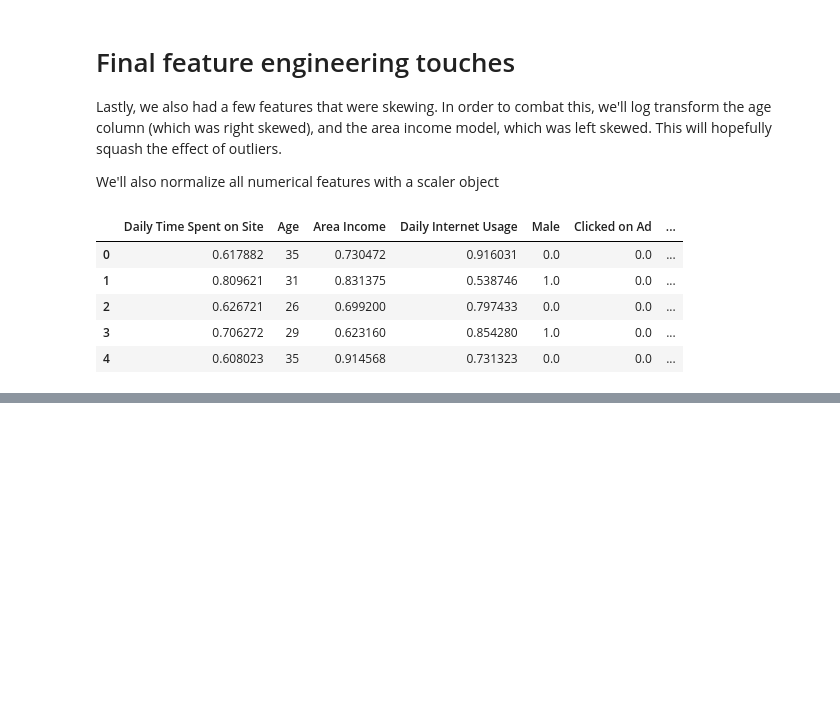
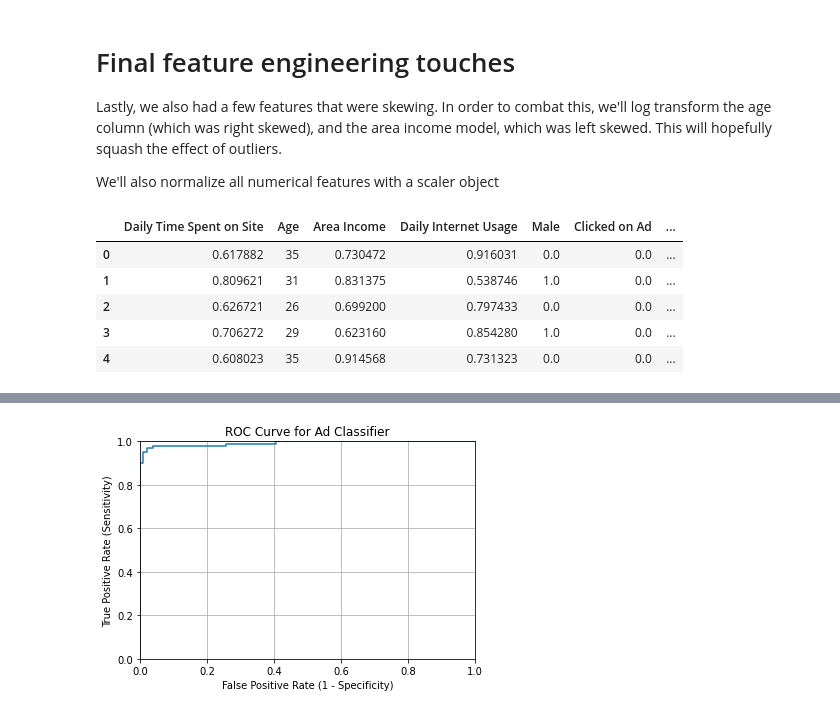
Before and after one commit to xander-bennett/marketing-muse, a Jupyter notebook: marketing_muse_notebook.ipynb, the cells around one changed output, grey strips where cells are left out. Drawn from its saved outputs; the diff is of its cells as text; code cells hidden in the pictures; blank space fills up the shorter version.

```diff
--- a/marketing_muse_notebook.ipynb
+++ b/marketing_muse_notebook.ipynb
@@ -366,3 +380,7 @@ data.head()
 | 2 | 0.626721 | 26 | 0.699200 | 0.797433 | 0.0 | 0.0 | ... |
 | 3 | 0.706272 | 29 | 0.623160 | 0.854280 | 1.0 | 0.0 | ... |
 | 4 | 0.608023 | 35 | 0.914568 | 0.731323 | 0.0 | 0.0 | ... |
+# %%
+# one-hot encoding all features (this will take care of the month and weekday features)
+final_data = pd.get_dummies(data)
+final_data.head()
@@ -368,0 +396,10 @@ data.head()
+# %%
+X, y = final_data.drop([target, 'Age'], 1).values, final_data[target].values
+X_train, X_test, y_train, y_test = train_test_split(X,y, test_size =0.2, random_state=42, stratify=y)
+
+
+# checking shapes
+print(X_train.shape)
+print(y_train.shape)
+print(X_test.shape)
+print(y_test.shape)
@@ -368,0 +549,17 @@ data.head()
+# %%
+# roc auc
+test_predictions_prob = best_clf.predict_proba(X_test)[:,1]
+y_testpred_class = np.where(test_predictions_prob<0.45, 0, 1)
+
+
+from sklearn.metrics import roc_curve
+fpr, tpr, thresholds = roc_curve(y_test, test_predictions_prob)
+plt.plot(fpr, tpr)
+plt.xlim([0.0, 1.0])
+plt.ylim([0.0, 1.0])
+plt.title("ROC Curve for Ad Classifier")
+plt.xlabel("False Positive Rate (1 - Specificity)")
+plt.ylabel("True Positive Rate (Sensitivity)")
+plt.grid(True)
+# %% [output]
+[figure, added]
```
Also changed, not shown: parts of 17 cells of this notebook.
